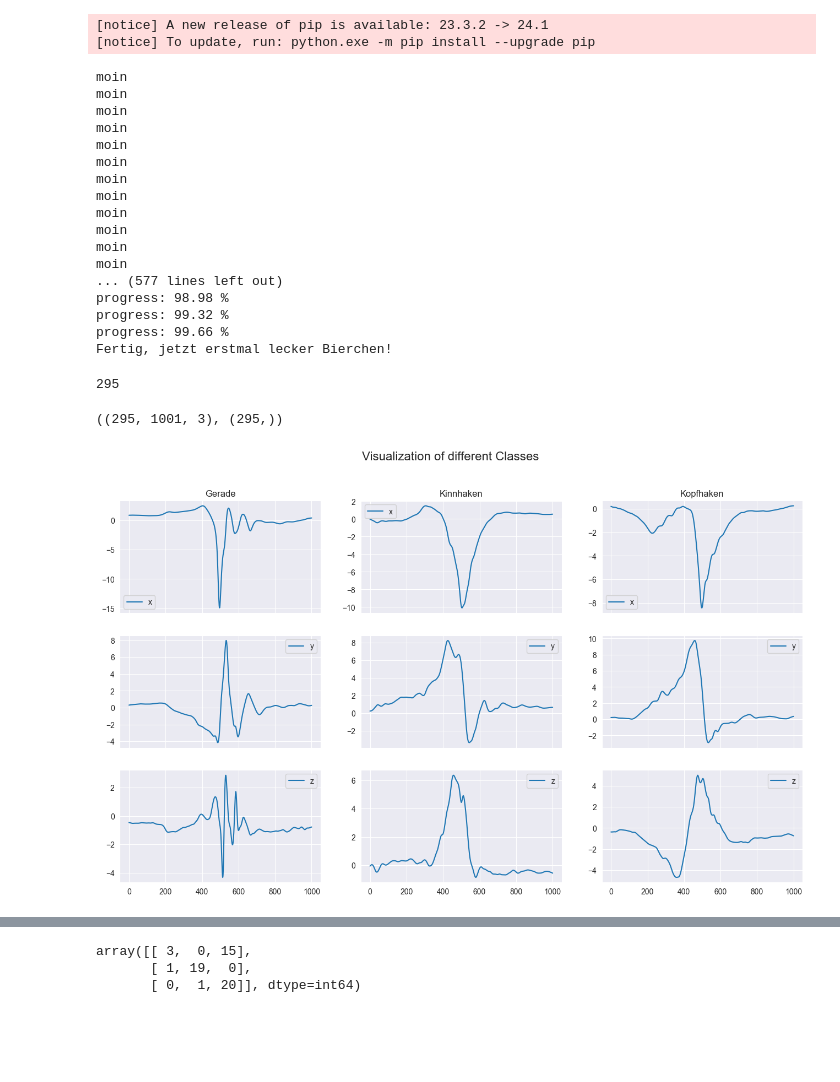
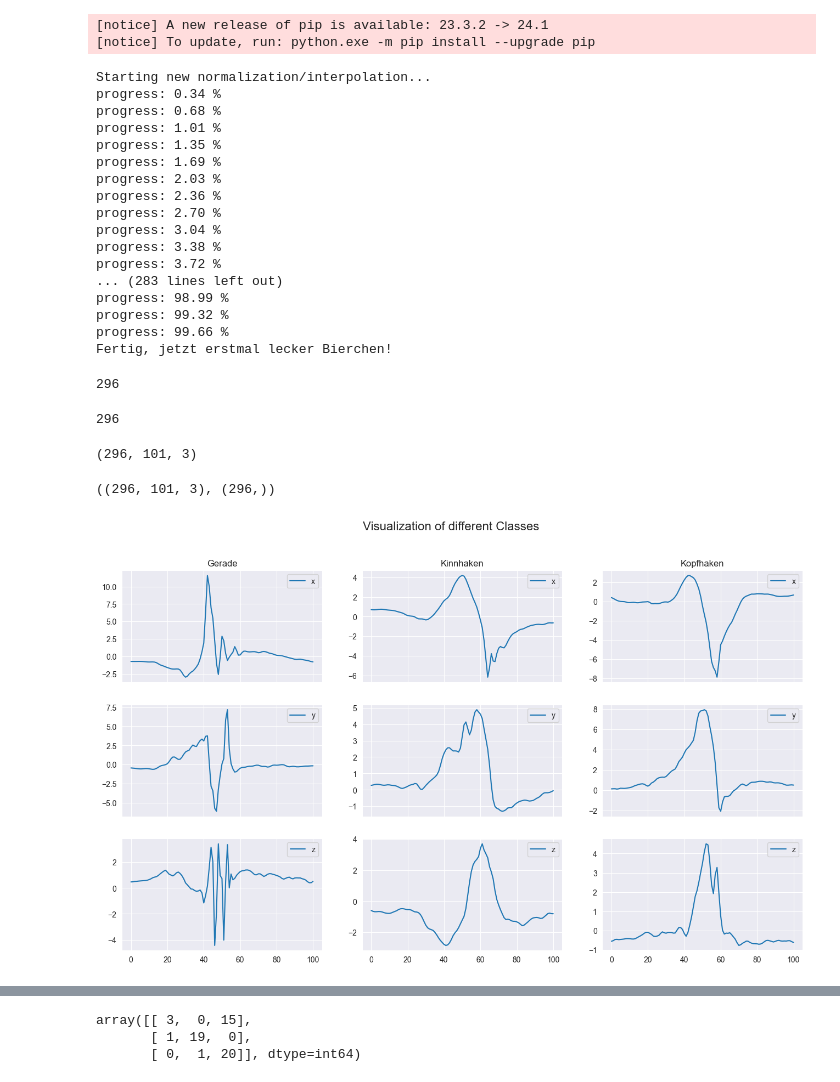
Before and after one commit to lalul335/Boxschlag-Klassifikation, a Jupyter notebook: neuronalesnetz_rnn.ipynb, the cells around one changed output, grey strips where cells are left out. Cells and saved outputs as stored; diff of their text form; code cells hidden in the pictures; blank space fills up the shorter version.

```diff
--- a/neuronalesnetz_rnn.ipynb
+++ b/neuronalesnetz_rnn.ipynb
@@ -45,10 +45,10 @@ import json
 import prepro
 
 periodLengthMS = 1000
-sampleRateUS = 1000
+sampleRateUS = 10000
 
 
-with open('max_dataset.json', 'r') as f:
+with open('lalulstolledaten.json', 'r') as f:
     dsds = json.load(f)
 
 
@@ -59,23 +59,27 @@ ds = prepro.jsonData_to_dataset_in_timedifference_us(dsds)
 
 df_new = prepro.normate_dataset_period(periodLengthMS, sampleRateUS, ds)
 # %% [output]
-moin
-moin
-moin
-moin
-moin
-moin
-moin
-moin
-moin
-moin
-moin
-moin
-... (577 lines left out)
-progress: 98.98 %
+Starting new normalization/interpolation...
+progress: 0.34 %
+progress: 0.68 %
+progress: 1.01 %
+progress: 1.35 %
+progress: 1.69 %
+progress: 2.03 %
+progress: 2.36 %
+progress: 2.70 %
+progress: 3.04 %
+progress: 3.38 %
+progress: 3.72 %
+... (283 lines left out)
+progress: 98.99 %
 progress: 99.32 %
 progress: 99.66 %
 Fertig, jetzt erstmal lecker Bierchen!
+# %%
+len(df_new)
+# %% [output]
+296
 # %%
 df = pd.DataFrame({'idx': range(len(df_new)), 'dfs': df_new})
 # %%
@@ -100,7 +104,11 @@ traindata = gerade+ kinnhaken+ kopfhaken
 
 print(len(traindata))
 # %% [output]
-295
+296
+# %%
+x_train.shape
+# %% [output]
+(296, 101, 3)
 # %%
 x_train,y_train = [],[]
 
@@ -113,30 +121,30 @@ y_train = np.array(y_train)
 
 x_train.shape, y_train.shape
 # %% [output]
-((295, 1001, 3), (295,))
+((296, 101, 3), (296,))
 # %%
 LABELS = ['Gerade', 'Kinnhaken', 'Kopfhaken']
 # Set classes to visualize and set the feature names
 FEATURE_NAMES = ['x', 'y', 'z']
 CLASSES = ['Gerade', 'Kinnhaken', 'Kopfhaken']
 
 fig, axs = plt.subplots(nrows=3, ncols=len(CLASSES), sharex=True, sharey=False)
 fig.suptitle('Visualization of different Classes', fontsize=16)
 fig.set_size_inches(16, 9)
-x = np.arange(1001)
+x = np.arange(101)                                  #!!!!!! hier die dimensionen angeben
 for index, cls in enumerate(CLASSES):
     # Set class as label for top subplot of each column
     axs[0][index].set(title=cls)
     # Get random instance from training data with corresponding class
     instance_index = np.random.choice(np.argwhere(y_train == cls).flatten())
     instance = x_train[instance_index]
     # Plot the feature groups (all axis of one measurement) in the different subplots and add labels
     for sublot in [0, 1, 2]:
         axs[sublot][index].plot(x, instance[:, sublot])
         axs[sublot][index].legend(FEATURE_NAMES[sublot])
 plt.show()
 # %% [output]
-[figure, old version]
+[figure, new version]
 # %%
 _label = ['Gerade', 'Kinnhaken', 'Kopfhaken']
 category_to_num = {element: num for num, element in enumerate(_label)}
```
Also changed, not shown: parts of 12 cells of this notebook, 3 other files.
